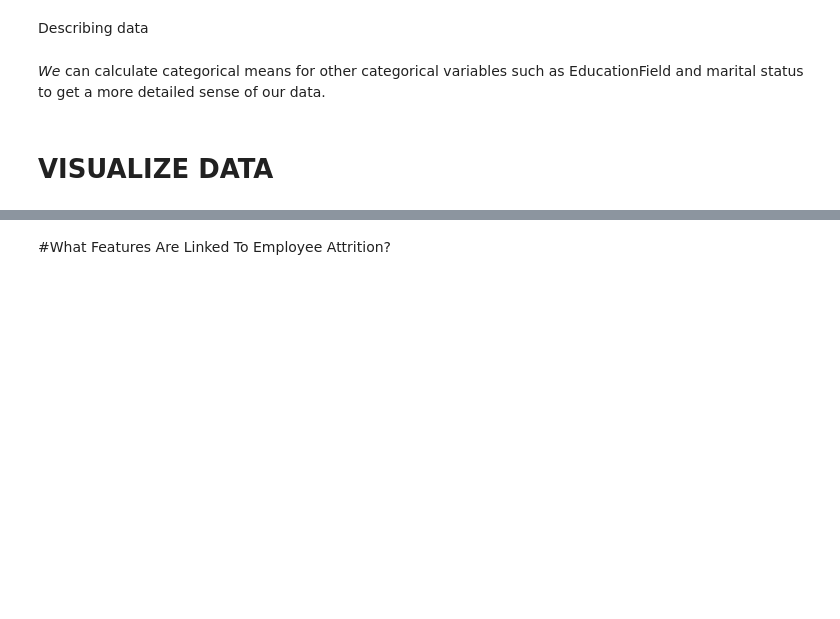
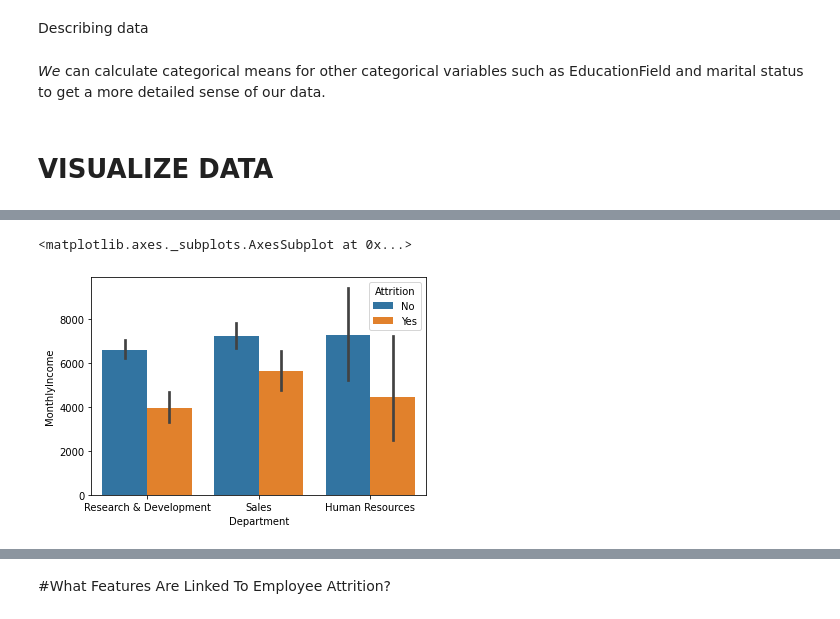
Before and after one commit to lakesidetech/machine_learning, a Jupyter notebook: Copy_of_Employee_attrition_prediction.ipynb, the cells around one changed output, grey strips where cells are left out. Cells and saved outputs as stored; diff of their text form; code cells hidden in the pictures; blank space fills up the shorter version.

```diff
--- a/Copy_of_Employee_attrition_prediction.ipynb
+++ b/Copy_of_Employee_attrition_prediction.ipynb
@@ -746,0 +328,6 @@ sns.barplot(x="Gender", y="MonthlyIncome", hue="Attrition",data=hr_attrition_tra
+# %%
+#draw a bar plot of Attrition by Gender
+sns.barplot(x="Department", y="MonthlyIncome", hue="Attrition",data=hr_attrition_train_df)
+# %% [output]
+<matplotlib.axes._subplots.AxesSubplot at 0x...>
+[figure, added]
```
Also changed, not shown: parts of 106 cells of this notebook.
